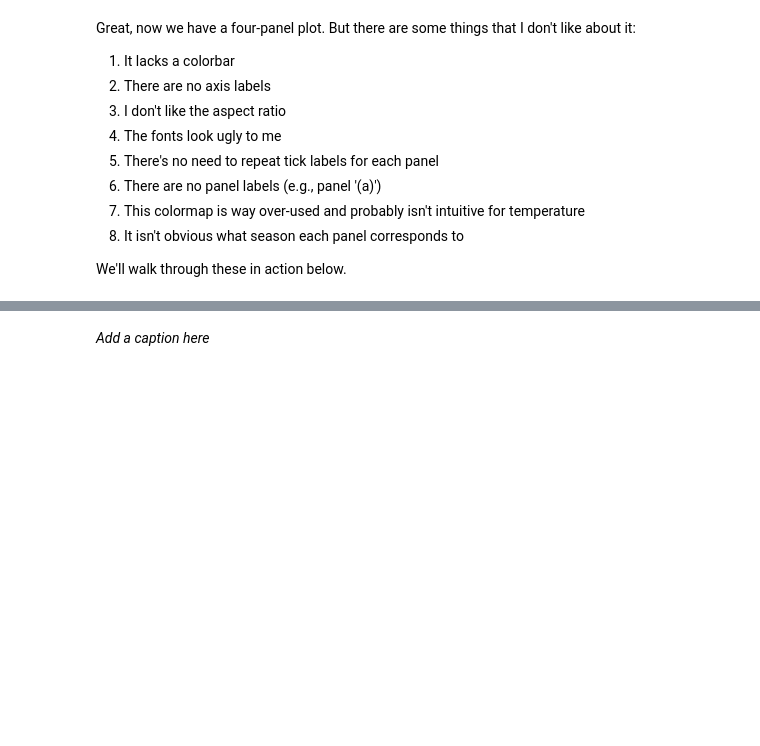
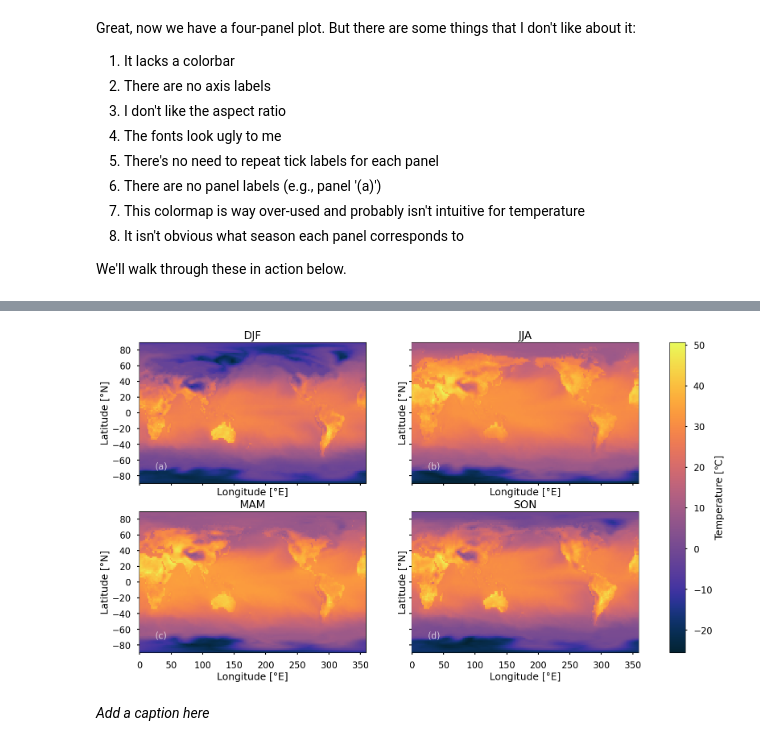
Before and after one commit to match798/G690, a Jupyter notebook: 06_advanced_plotting/06_workalong01_advanced_plotting.ipynb, the cells around one changed output, grey strips where cells are left out. Saved outputs shown, nothing was run; the diff lists cells and outputs as text; code cells hidden in the pictures; blank space fills up the shorter version.

```diff
--- a/06_advanced_plotting/06_workalong01_advanced_plotting.ipynb
+++ b/06_advanced_plotting/06_workalong01_advanced_plotting.ipynb
@@ -163,9 +168,6 @@ Use the code above and incorporate a for-loop with `zip` to plot all four season
 fig, axs2d = plt.subplots(2,2)
 
 axs = axs2d.ravel()
-
-# seasons
-seasons = ['DJF', 'JJA', 'MAM', 'SON']
 
 # select the season's data
 for i, season in enumerate(seasons):
@@ -190,3 +192,5 @@ Great, now we have a four-panel plot.  But there are some things that I don't li
 We'll walk through these in action below.
 # %%
 """ Force dask to compute the max temperature for each season (saves time when repeating plots)"""
+#
+max_temp_xr.load()
@@ -194,0 +215,4 @@ We'll walk through these in action below.
+# %%
+# add nice colormaps
+import cmocean
+cmap = cmocean.cm.thermal
@@ -195,2 +221,30 @@ We'll walk through these in action below.
+# %%
+""" Make the plot look nice. """
+# set the plot style
+plt.style.use('seaborn-v0_8-poster')
+
+fig, axs2d = plt.subplots(2,2, figsize=(20,10), sharex=True, sharey=True)
+
+axs = axs2d.ravel()
+
+labels = ['(a)', '(b)', '(c)', '(d)']
+
+# select the season's data
+for ax, season, label in zip(axs, seasons, labels):
+    max_temp_this_season = max_temp_xr.sel(season = season) - 273.15
+    cplt = ax.pcolormesh(lon, lat, max_temp_this_season, cmap=cmap)
+    #fig.colorbar(cplt, ax=ax, label="Temperature [℃]")
+    ax.set_yticks(np.arange(-80, 100, 20))
+    ax.text(0.07, 0.1, label, transform=ax.transAxes, fontsize=16, color='#FFFFFFAA')
+    ax.set_ylabel("Latitude [°N]")
+    ax.set_xlabel("Longitude [°E]")
+    ax.set_title(str(season.values))
+
+fig.colorbar(cplt, ax=axs, label="Temperature [℃]")
+#plt.tight_layout()
+plt.savefig("season_max_temp", dpi=300, bbox_inches='tight')
+plt.show()
+# %% [output]
+[figure, added]
 # %% [markdown]
 *Add a caption here*
```
Also changed, not shown: parts of 5 cells of this notebook.
